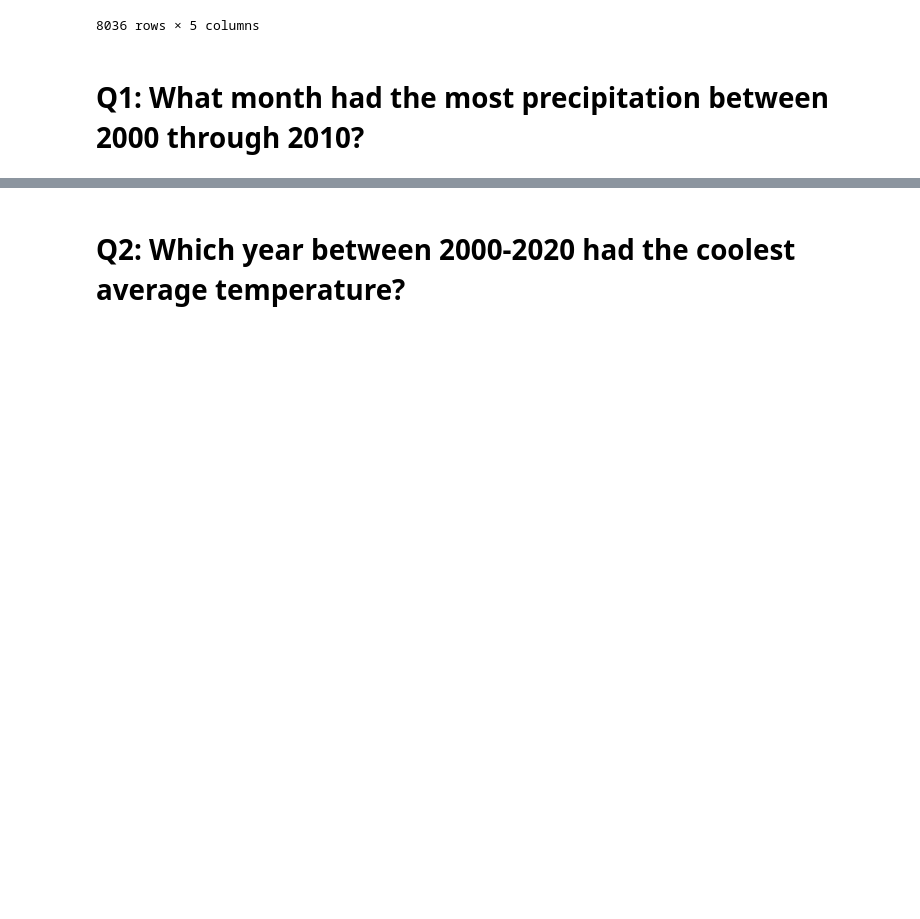
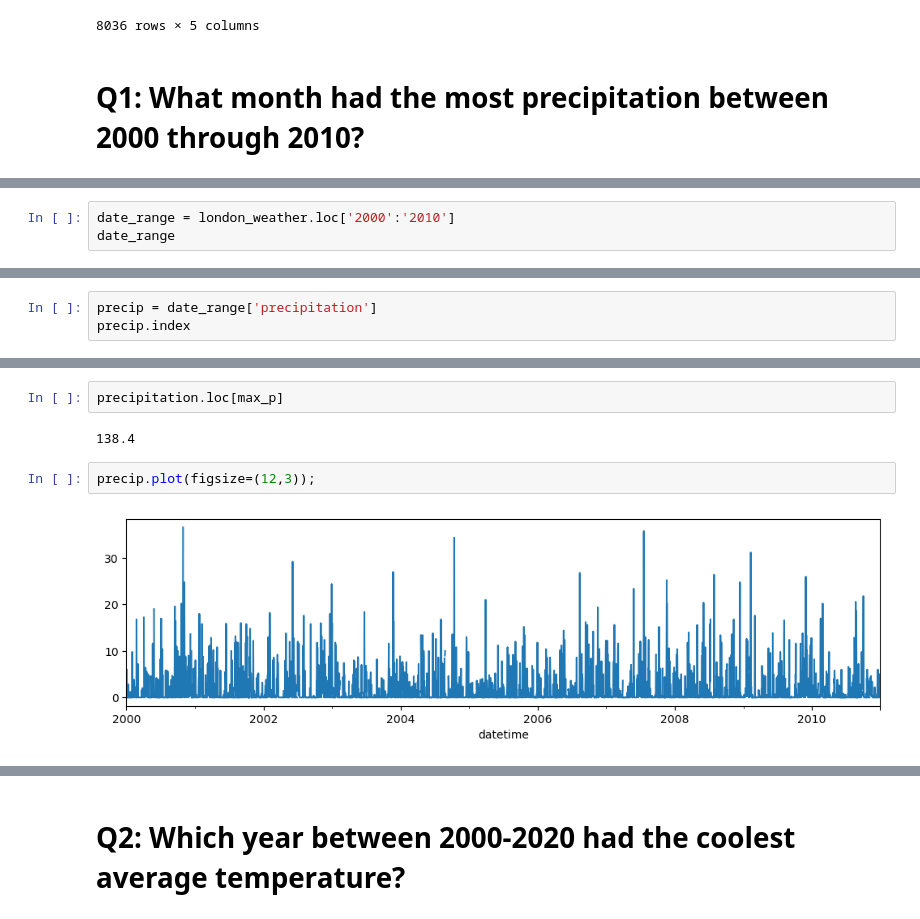
Before and after one commit to donmarcolaureano/London_weather_data, a Jupyter notebook: london_weather.ipynb, the cells around one changed output, grey strips where cells are left out. Saved outputs shown, nothing was run; the diff lists cells and outputs as text; blank space fills up the shorter version.

```diff
--- a/london_weather.ipynb
+++ b/london_weather.ipynb
@@ -149,0 +170,3 @@ lw_copy
+# %%
+date_range = london_weather.loc['2000':'2010']
+date_range
@@ -149,0 +188,3 @@ lw_copy
+# %%
+precip = date_range['precipitation']
+precip.index
@@ -149,0 +238,8 @@ lw_copy
+# %%
+precipitation.loc[max_p]
+# %% [output]
+138.4
+# %%
+precip.plot(figsize=(12,3));
+# %% [output]
+[figure, added]
```
Also changed, not shown: parts of 17 cells of this notebook.
